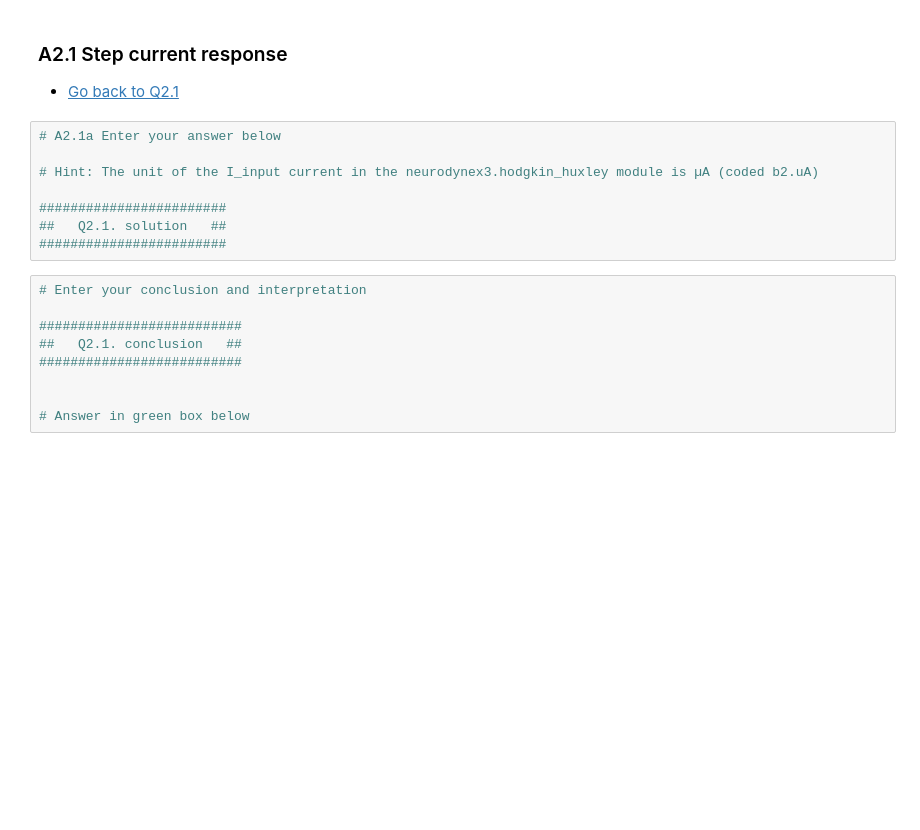
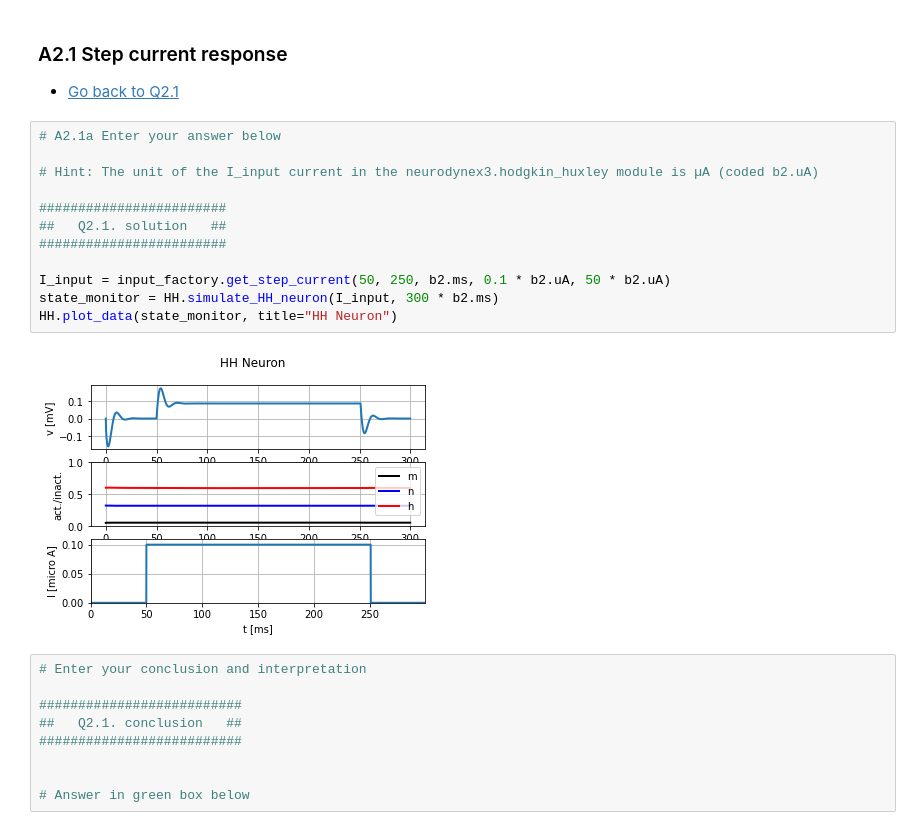
Before and after one commit to cesarz10/Computational-Neurophysiology-Lab, a Jupyter notebook: Lab_1/Module1_Ex1_XX.ipynb, the cells around one changed output. Saved outputs shown, nothing was run; the diff lists cells and outputs as text; blank space fills up the shorter version.

```diff
--- a/Lab_1/Module1_Ex1_XX.ipynb
+++ b/Lab_1/Module1_Ex1_XX.ipynb
@@ -564,11 +568,17 @@ from neurodynex3.tools import input_factory
 # %%
 # A2.1a Enter your answer below
 
 # Hint: The unit of the I_input current in the neurodynex3.hodgkin_huxley module is µA (coded b2.uA)
 
 ########################
 ##   Q2.1. solution   ##
 ########################
+
+I_input = input_factory.get_step_current(50, 250, b2.ms, 0.1 * b2.uA, 50 * b2.uA)
+state_monitor = HH.simulate_HH_neuron(I_input, 300 * b2.ms)
+HH.plot_data(state_monitor, title="HH Neuron")
+# %% [output]
+[figure, added]
 # %%
 # Enter your conclusion and interpretation
 
```
Also changed, not shown: parts of 4 cells of this notebook, 8 other files.
